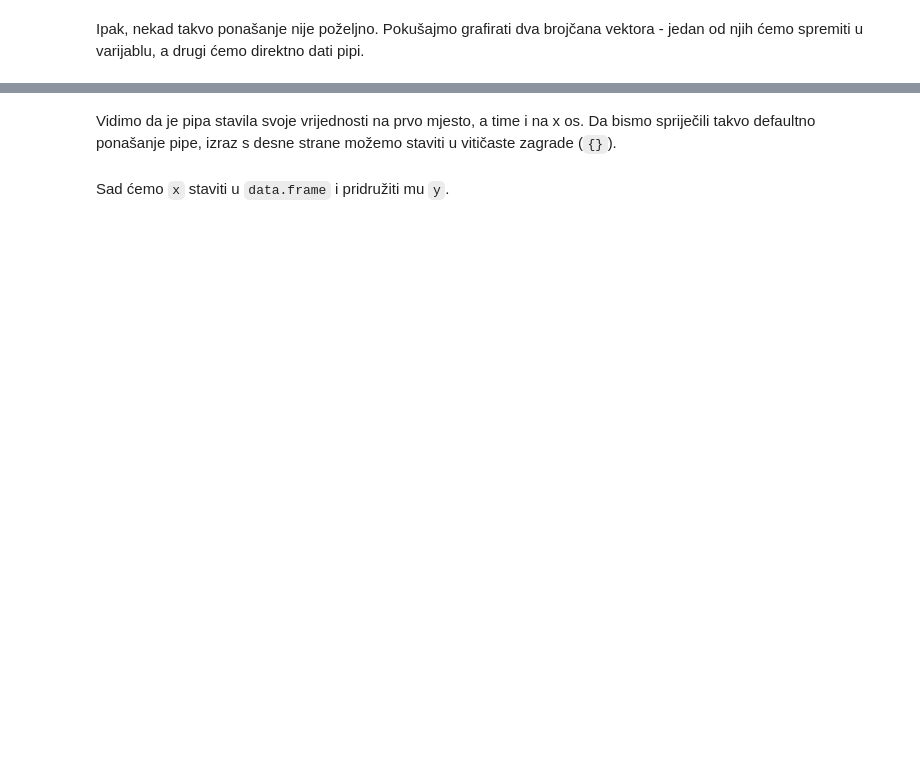
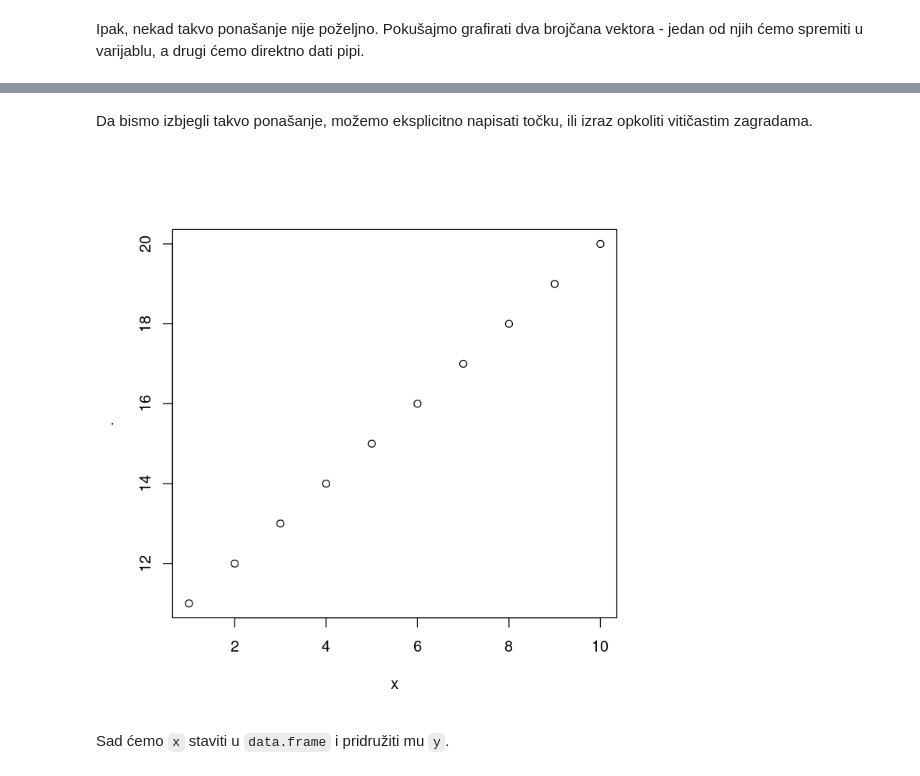
Before and after one commit to vdeni/rdionica, a Jupyter notebook: jupyter-notebook/priprema_podaci_upitnik.ipynb, the cells around one changed output, grey strips where cells are left out. Saved outputs shown, nothing was run; the diff lists cells and outputs as text; code cells hidden in the pictures; blank space fills up the shorter version.

```diff
--- a/jupyter-notebook/priprema_podaci_upitnik.ipynb
+++ b/jupyter-notebook/priprema_podaci_upitnik.ipynb
@@ -186,7 +293,9 @@ x <- 1:10
-# %% [markdown]
-Vidimo da je pipa stavila svoje vrijednosti na prvo mjesto, a time i na x os. Da bismo spriječili takvo defaultno ponašanje pipe, izraz s desne strane možemo staviti u vitičaste zagrade (`{}`).
+# %% [markdown]
+Da bismo izbjegli takvo ponašanje, možemo eksplicitno napisati točku, ili izraz opkoliti vitičastim zagradama.
 # %%
-11:20 %>% {plot(x, .)}
+11:20 %>% plot(x, .)
+# %% [output]
+[figure, added]
 # %% [markdown]
 Sad ćemo `x` staviti u `data.frame` i pridružiti mu `y`.
 # %%
```
Also changed, not shown: parts of 62 cells of this notebook, 4 other files.
